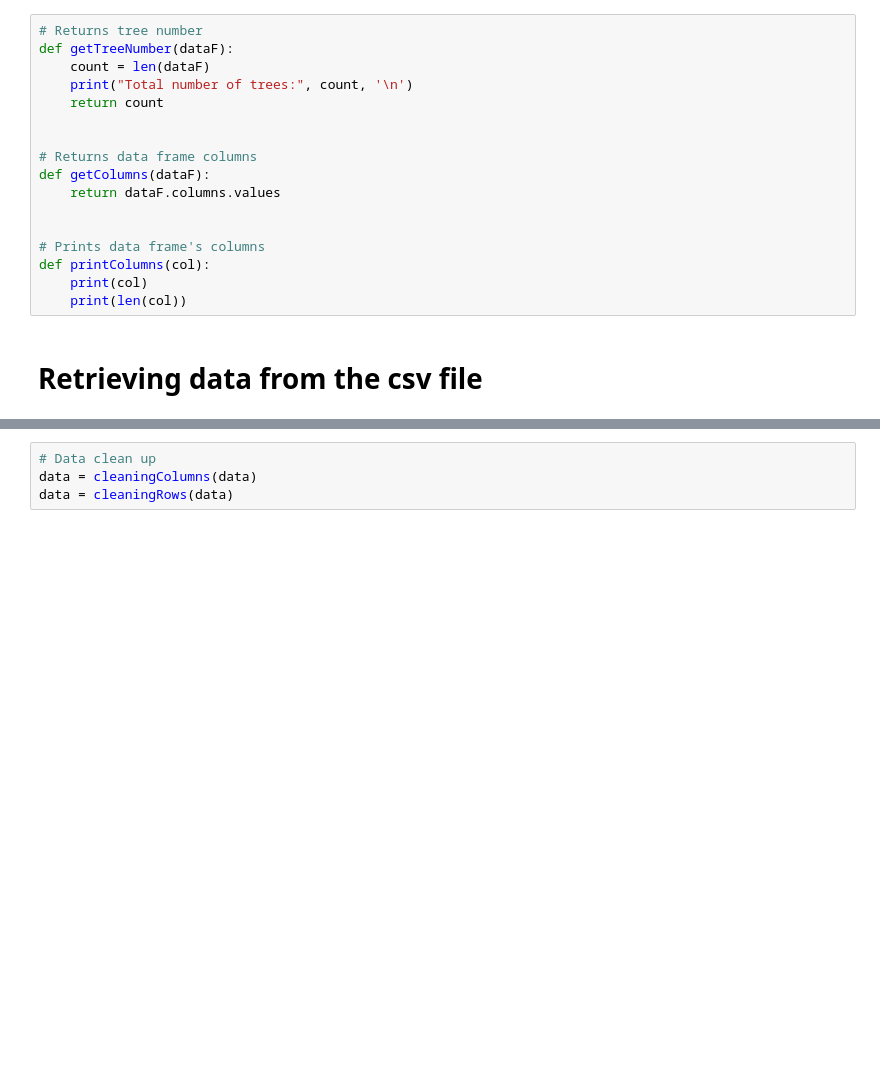
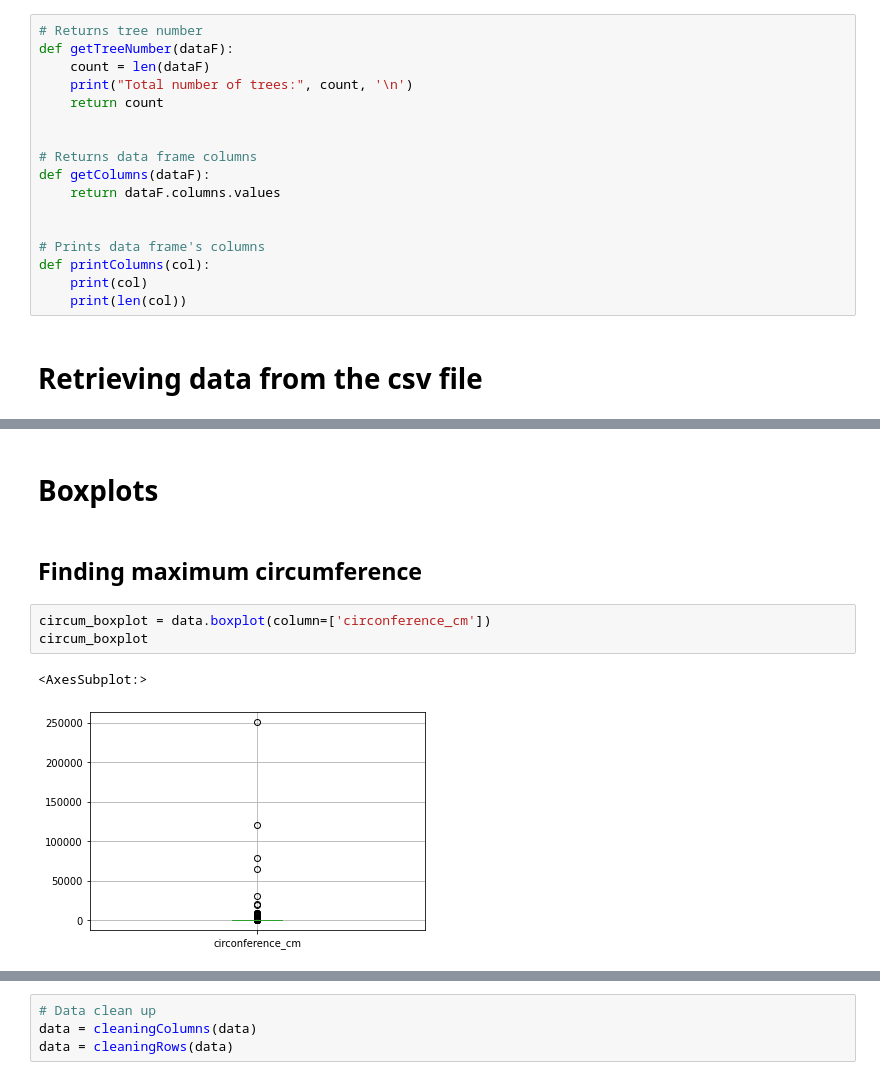
Before and after one commit to lynda-trad/Paris-Trees, a Jupyter notebook: Trees-of-Paris.ipynb, the cells around one changed output, grey strips where cells are left out. Drawn from its saved outputs; the diff is of its cells as text; blank space fills up the shorter version.

```diff
--- a/Trees-of-Paris.ipynb
+++ b/Trees-of-Paris.ipynb
@@ -80,0 +53,10 @@ Total number of trees: 200137
+# %% [markdown]
+# Boxplots
+# %% [markdown]
+## Finding maximum circumference
+# %%
+circum_boxplot = data.boxplot(column=['circonference_cm'])
+circum_boxplot
+# %% [output]
+<AxesSubplot:>
+[figure, added]
```
Also changed, not shown: parts of 36 cells of this notebook.
